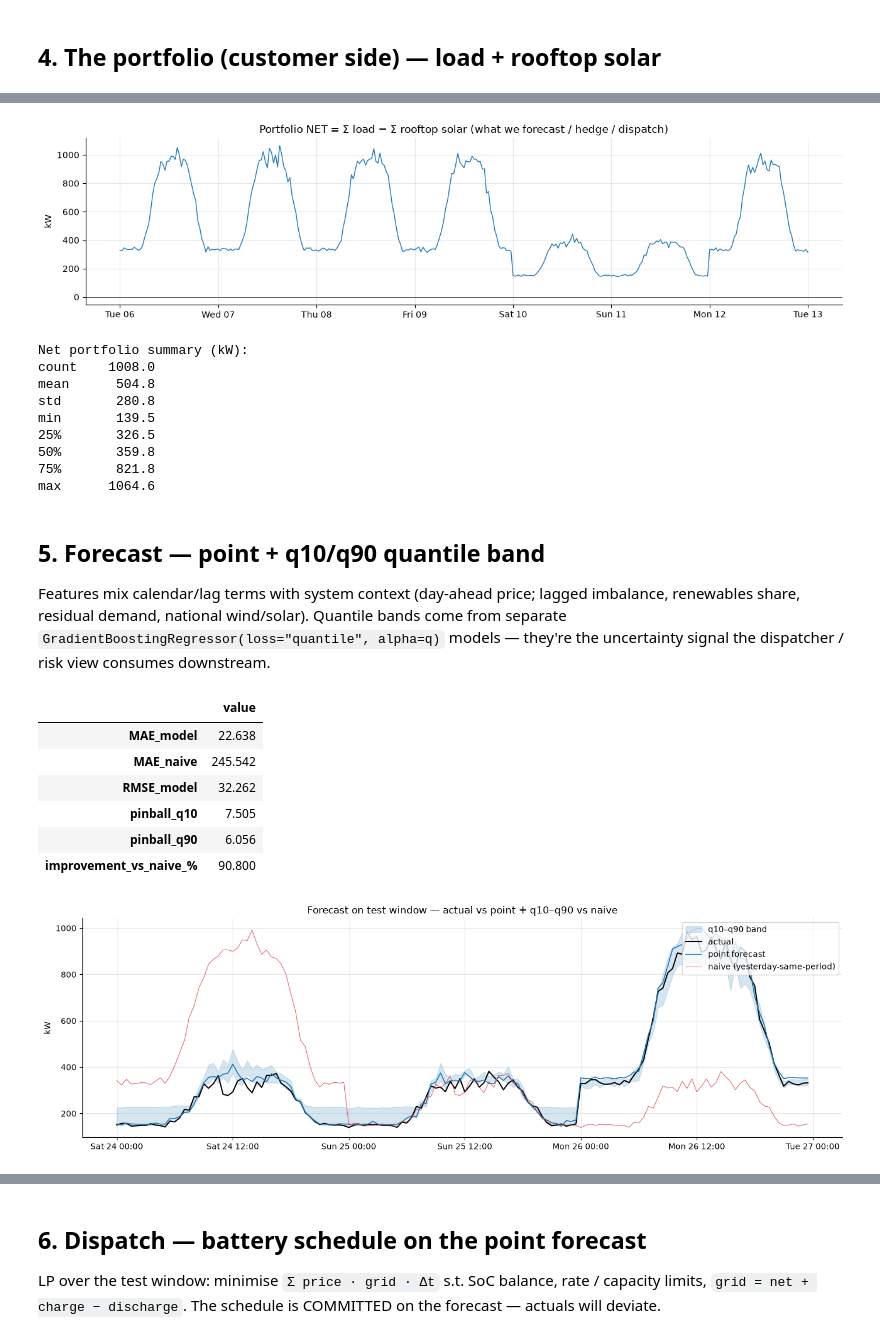
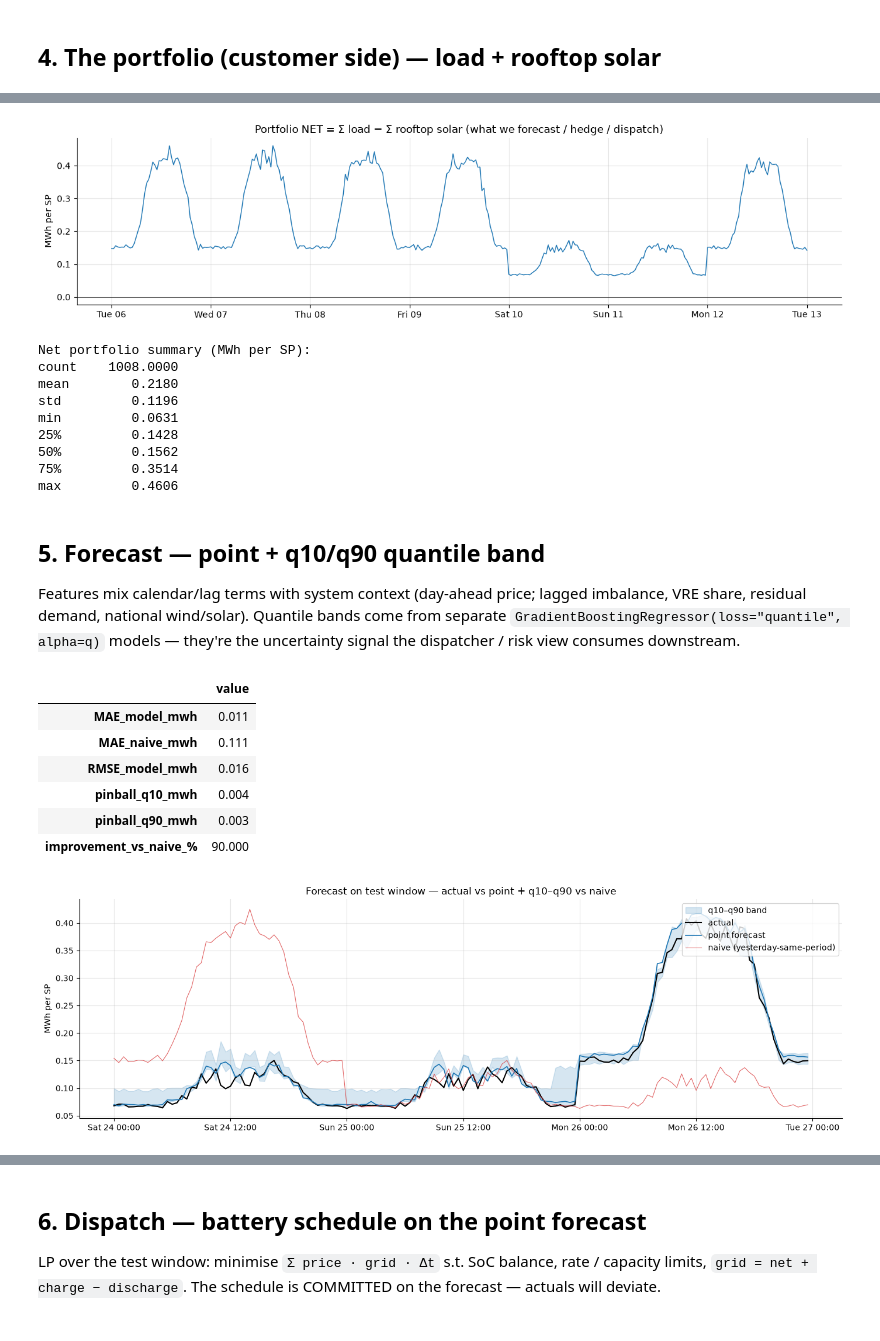
Before and after one commit to tlc91/energy-portfolio-optimisation, a Jupyter notebook: explore.ipynb, the cells around one changed output, grey strips where cells are left out. Cells and saved outputs as stored; diff of their text form; code cells hidden in the pictures.

```diff
--- a/explore.ipynb
+++ b/explore.ipynb
@@ -149,43 +149,43 @@ plt.tight_layout(); plt.show()
 # %%
-net = forecast.portfolio_net(p)
+net = forecast.portfolio_net_mwh(p)
 
 fig, ax = plt.subplots(figsize=(13, 3.4))
 ax.plot(net.loc[window].index, net.loc[window].values, lw=1, color="C0")
 ax.axhline(0, color="k", lw=0.5)
-ax.set(ylabel="kW",
+ax.set(ylabel="MWh per SP",
        title="Portfolio NET = Σ load − Σ rooftop solar (what we forecast / hedge / dispatch)")
 ax.xaxis.set_major_formatter(mdates.DateFormatter("%a %d"))
 plt.tight_layout(); plt.show()
 
-print("Net portfolio summary (kW):")
-print(net.describe().round(1).to_string())
+print("Net portfolio summary (MWh per SP):")
+print(net.describe().round(4).to_string())
 # %% [output]
-[figure, old version]
+[figure, new version]
-Net portfolio summary (kW):
-count    1008.0
-mean      504.8
-std       280.8
-min       139.5
-25%       326.5
-50%       359.8
-75%       821.8
-max      1064.6
+Net portfolio summary (MWh per SP):
+count    1008.0000
+mean        0.2180
+std         0.1196
+min         0.0631
+25%         0.1428
+50%         0.1562
+75%         0.3514
+max         0.4606
 # %% [markdown]
 ## 5. Forecast — point + q10/q90 quantile band
 
-Features mix calendar/lag terms with system context (day-ahead price; lagged imbalance, renewables share, residual demand, national wind/solar). Quantile bands come from separate `GradientBoostingRegressor(loss="quantile", alpha=q)` models — they're the uncertainty signal the dispatcher / risk view consumes downstream.
+Features mix calendar/lag terms with system context (day-ahead price; lagged imbalance, VRE share, residual demand, national wind/solar). Quantile bands come from separate `GradientBoostingRegressor(loss="quantile", alpha=q)` models — they're the uncertainty signal the dispatcher / risk view consumes downstream.
 # %%
 ctx = forecast.ctx_from_portfolio(p)
 fc, metrics = forecast.train_forecast(net, ctx=ctx, test_days=3)
 pd.Series(metrics, name="value").to_frame().round(3)
 # %% [output]
 |  | value |
-| MAE_model | 22.638 |
-| MAE_naive | 245.542 |
-| RMSE_model | 32.262 |
-| pinball_q10 | 7.505 |
-| pinball_q90 | 6.056 |
-| improvement_vs_naive_% | 90.800 |
+| MAE_model_mwh | 0.011 |
+| MAE_naive_mwh | 0.111 |
+| RMSE_model_mwh | 0.016 |
+| pinball_q10_mwh | 0.004 |
+| pinball_q90_mwh | 0.003 |
+| improvement_vs_naive_% | 90.000 |
 # %%
 fig, ax = plt.subplots(figsize=(14, 4.5))
 ax.fill_between(fc.index, fc["q10"], fc["q90"], color="C0", alpha=0.18,
@@ -194,12 +194,13 @@ ax.plot(fc.index, fc["actual"], color="k", lw=1.5, label="actual")
 ax.plot(fc.index, fc["point"], color="C0", lw=1.2, label="point forecast")
 ax.plot(fc.index, fc["naive"], color="C3", lw=0.8, alpha=0.7,
         label="naive (yesterday-same-period)")
-ax.set(ylabel="kW", title="Forecast on test window — actual vs point + q10–q90 vs naive")
+ax.set(ylabel="MWh per SP",
+       title="Forecast on test window — actual vs point + q10–q90 vs naive")
 ax.legend(loc="upper right")
 ax.xaxis.set_major_formatter(mdates.DateFormatter("%a %d %H:%M"))
 plt.tight_layout(); plt.show()
 # %% [output]
-[figure, old version]
+[figure, new version]
 # %%
 # residuals
 resid_pt = fc["actual"] - fc["point"]
```
Also changed, not shown: parts of 10 cells of this notebook, 3 other files.
